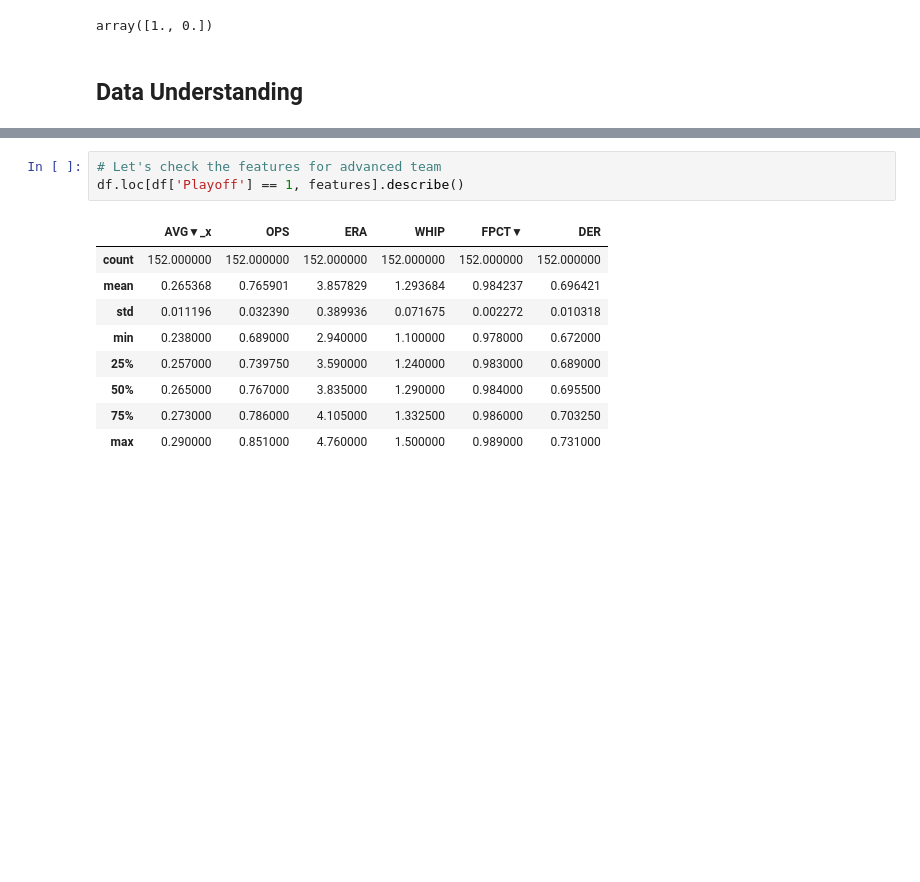
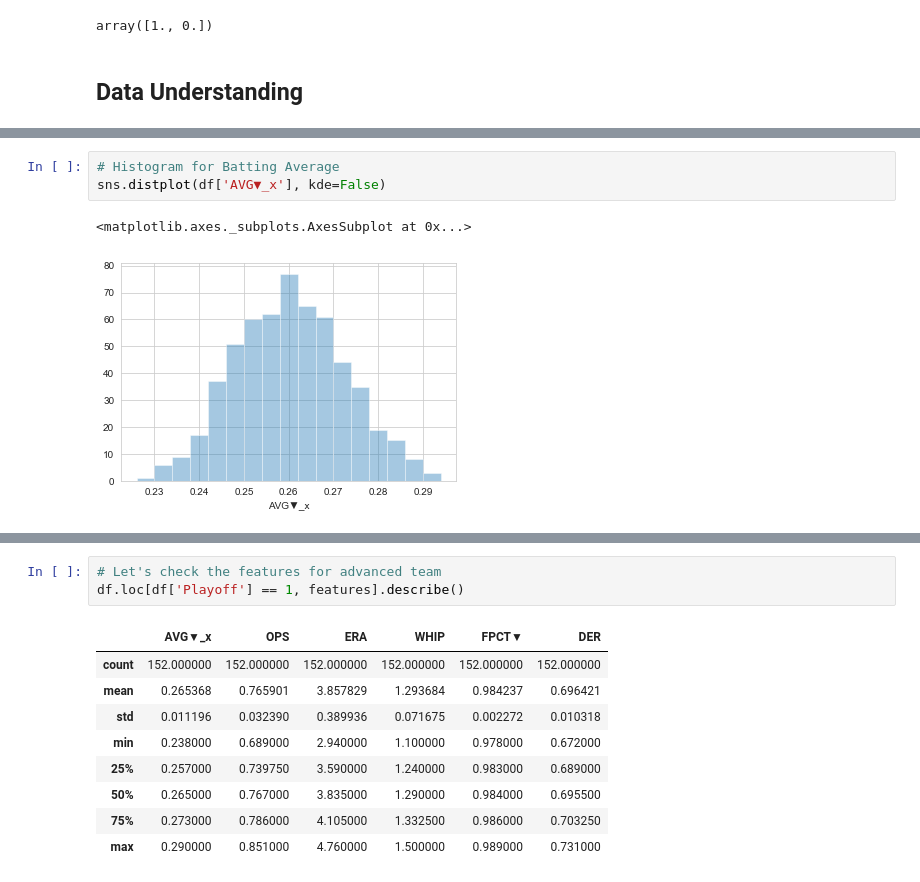
Before and after one commit to Teosoft7/predict_mlb, a Jupyter notebook: predict_MLB.ipynb, the cells around one changed output, grey strips where cells are left out. Cells and saved outputs as stored; diff of their text form; blank space fills up the shorter version.

```diff
--- a/predict_MLB.ipynb
+++ b/predict_MLB.ipynb
@@ -155,0 +174,6 @@ array([1., 0.])
+# %%
+# Histogram for Batting Average
+sns.distplot(df['AVG▼_x'], kde=False)
+# %% [output]
+<matplotlib.axes._subplots.AxesSubplot at 0x...>
+[figure, added]
```
Also changed, not shown: parts of 25 cells of this notebook.
